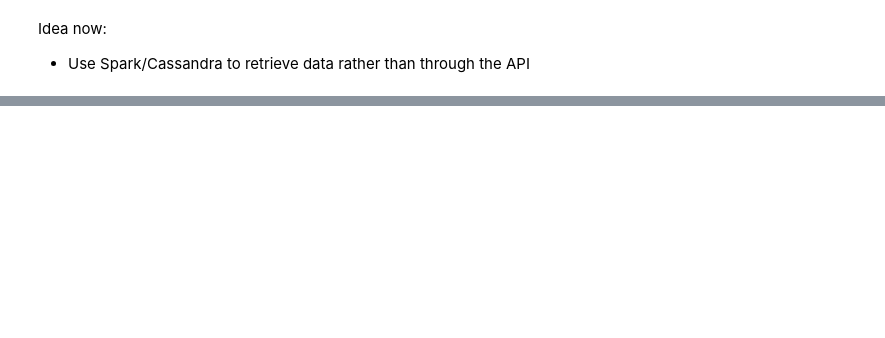
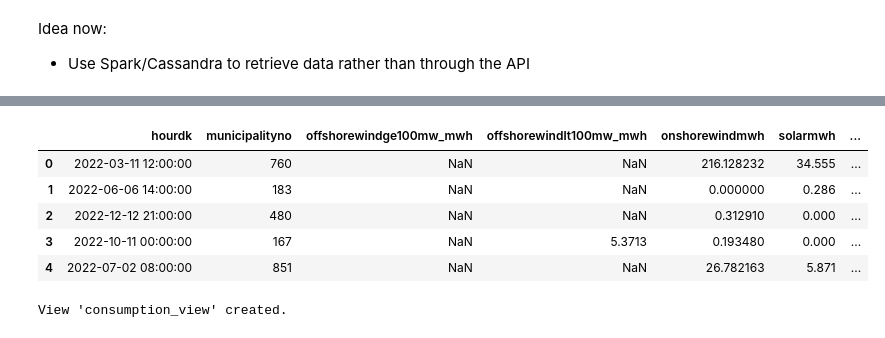
Before and after one commit to aadle/data-to-decision-320, a Jupyter notebook: project_1.ipynb, the cells around one changed output, grey strips where cells are left out. Drawn from its saved outputs; the diff is of its cells as text; code cells hidden in the pictures; blank space fills up the shorter version.

```diff
--- a/project_1.ipynb
+++ b/project_1.ipynb
@@ -374,0 +398,21 @@ production
+# %%
+sdf_production[[
+    # 'id',
+    'hourdk',
+    # 'hourutc',
+    'municipalityno', 'offshorewindge100mw_mwh',
+    'offshorewindlt100mw_mwh', 'onshorewindmwh', 'solarmwh',
+    'thermalpowermwh'
+]].head()
+# %% [output]
+|  | hourdk | municipalityno | offshorewindge100mw_mwh | offshorewindlt100mw_mwh | onshorewindmwh | solarmwh | ... |
+| 0 | 2022-03-11 12:00:00 | 760 | NaN | NaN | 216.128232 | 34.555 | ... |
+| 1 | 2022-06-06 14:00:00 | 183 | NaN | NaN | 0.000000 | 0.286 | ... |
+| 2 | 2022-12-12 21:00:00 | 480 | NaN | NaN | 0.312910 | 0.000 | ... |
+| 3 | 2022-10-11 00:00:00 | 167 | NaN | 5.3713 | 0.193480 | 0.000 | ... |
+| 4 | 2022-07-02 08:00:00 | 851 | NaN | NaN | 26.782163 | 5.871 | ... |
+# %%
+create_view_from_cas("consumption_view", "consumption", keyspace)
+sdf_consumption = spark.sql("SELECT * FROM consumption_view").toPandas()
+# %% [output]
+View 'consumption_view' created.
```
Also changed, not shown: parts of 32 cells of this notebook.
